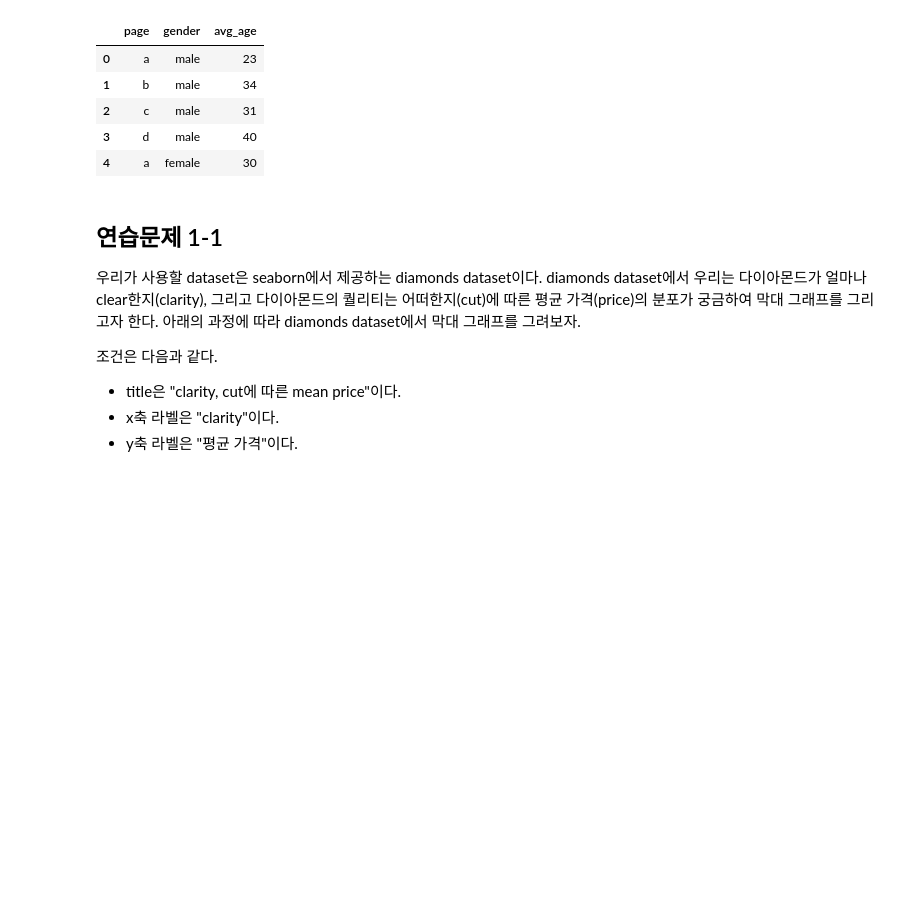
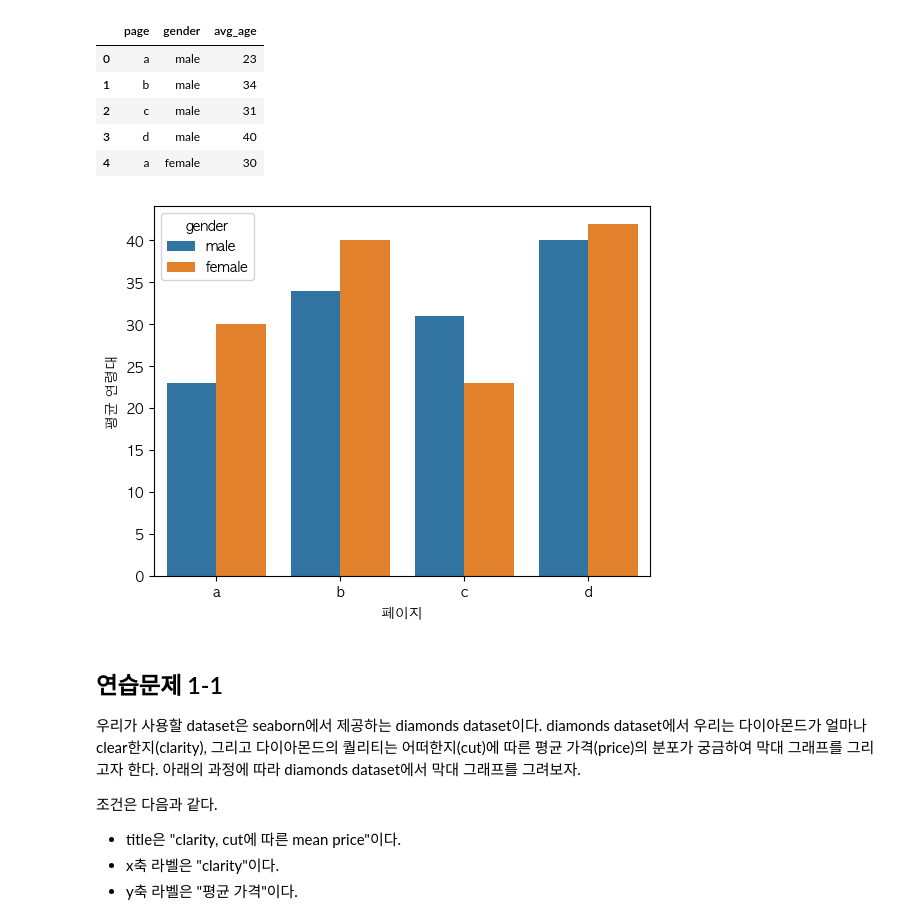
Before and after one commit to Meonu/AI-Bigdata-Study, a Jupyter notebook: practice/4. data_visualization_2.ipynb, the cells around one changed output. Drawn from its saved outputs; the diff is of its cells as text; code cells hidden in the pictures; blank space fills up the shorter version.

```diff
--- a/practice/4. data_visualization_2.ipynb
+++ b/practice/4. data_visualization_2.ipynb
@@ -133,8 +133,12 @@ df.head()
 | 4 | a | female | 30 |
 # %%
 ## type your code ##
-
+sns.barplot(data=df, x='page', y='avg_age', hue='gender')
+plt.ylabel("평균 연령대")
+plt.xlabel("페이지")
 plt.show()
+# %% [output]
+[figure, added]
 # %% [markdown]
 ## 연습문제 1-1
 
```
Also changed, not shown: parts of 7 cells of this notebook, 1 other file.
